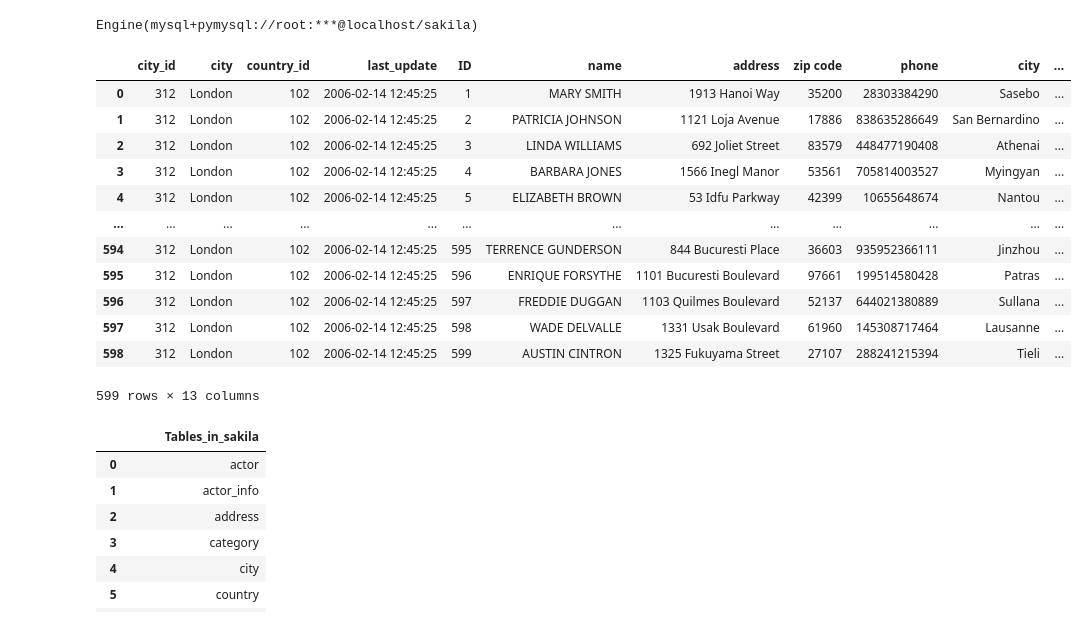
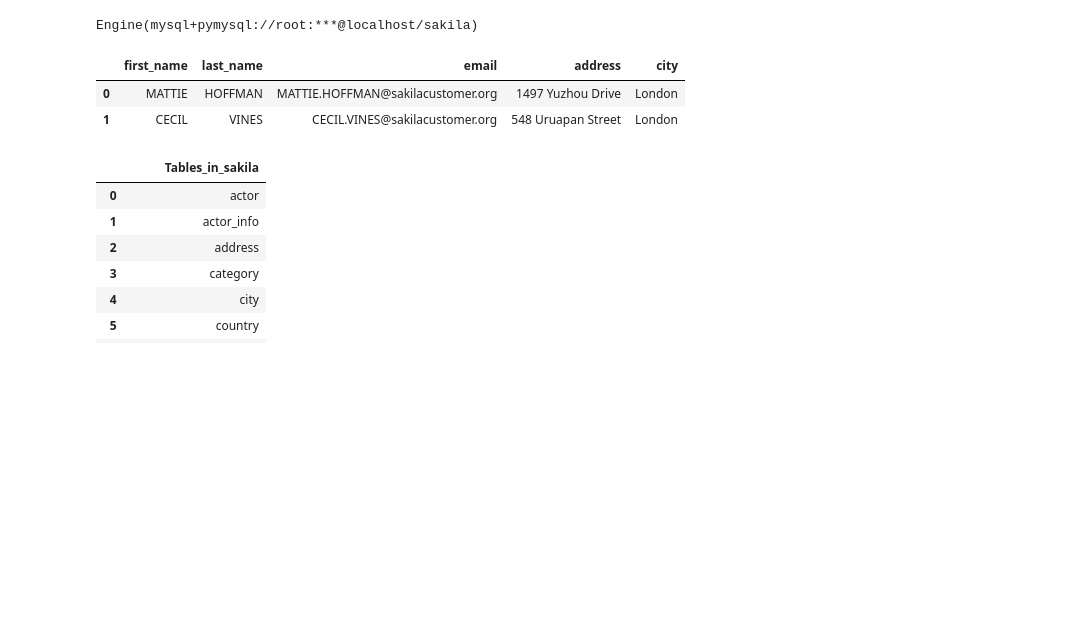
Before and after one commit to CaillahR/Queries-Sakila, a Jupyter notebook: Queries Sakila.ipynb, the cells around one changed output. Saved outputs shown, nothing was run; the diff lists cells and outputs as text; code cells hidden in the pictures; blank space fills up the shorter version.

```diff
--- a/Queries Sakila.ipynb
+++ b/Queries Sakila.ipynb
@@ -19,24 +19,16 @@ engine
 Engine(mysql+pymysql://root:***@localhost/sakila)
 # %%
 import pandas as pd
-q = """SELECT *
-FROM city, customer_list
-WHERE city_id = 312;"""
+q = """SELECT c.first_name, c.last_name, c.email, a.address, city.city
+FROM customer AS c
+JOIN address AS a ON c.address_id = a.address_id
+JOIN city ON a.city_id =  city.city_id
+WHERE a.city_id = 312;"""
 pd.read_sql(q, engine)
 # %% [output]
-|  | city_id | city | country_id | last_update | ID | name | address | zip code | phone | city | ... |
-| 0 | 312 | London | 102 | 2006-02-14 12:45:25 | 1 | MARY SMITH | 1913 Hanoi Way | 35200 | 28303384290 | Sasebo | ... |
-| 1 | 312 | London | 102 | 2006-02-14 12:45:25 | 2 | PATRICIA JOHNSON | 1121 Loja Avenue | 17886 | 838635286649 | San Bernardino | ... |
-| 2 | 312 | London | 102 | 2006-02-14 12:45:25 | 3 | LINDA WILLIAMS | 692 Joliet Street | 83579 | 448477190408 | Athenai | ... |
-| 3 | 312 | London | 102 | 2006-02-14 12:45:25 | 4 | BARBARA JONES | 1566 Inegl Manor | 53561 | 705814003527 | Myingyan | ... |
-| 4 | 312 | London | 102 | 2006-02-14 12:45:25 | 5 | ELIZABETH BROWN | 53 Idfu Parkway | 42399 | 10655648674 | Nantou | ... |
-| ... | ... | ... | ... | ... | ... | ... | ... | ... | ... | ... | ... |
-| 594 | 312 | London | 102 | 2006-02-14 12:45:25 | 595 | TERRENCE GUNDERSON | 844 Bucuresti Place | 36603 | 935952366111 | Jinzhou | ... |
-| 595 | 312 | London | 102 | 2006-02-14 12:45:25 | 596 | ENRIQUE FORSYTHE | 1101 Bucuresti Boulevard | 97661 | 199514580428 | Patras | ... |
-| 596 | 312 | London | 102 | 2006-02-14 12:45:25 | 597 | FREDDIE DUGGAN | 1103 Quilmes Boulevard | 52137 | 644021380889 | Sullana | ... |
-| 597 | 312 | London | 102 | 2006-02-14 12:45:25 | 598 | WADE DELVALLE | 1331 Usak Boulevard | 61960 | 145308717464 | Lausanne | ... |
-| 598 | 312 | London | 102 | 2006-02-14 12:45:25 | 599 | AUSTIN CINTRON | 1325 Fukuyama Street | 27107 | 288241215394 | Tieli | ... |
+|  | first_name | last_name | email | address | city |
+| 0 | MATTIE | HOFFMAN | MATTIE.HOFFMAN@sakilacustomer.org | 1497 Yuzhou Drive | London |
+| 1 | CECIL | VINES | CECIL.VINES@sakilacustomer.org | 548 Uruapan Street | London |
-599 rows × 13 columns
 # %%
 a = """SHOW tables;"""
 pd.read_sql(a, engine)
```
Also changed, not shown: parts of 4 cells of this notebook.
